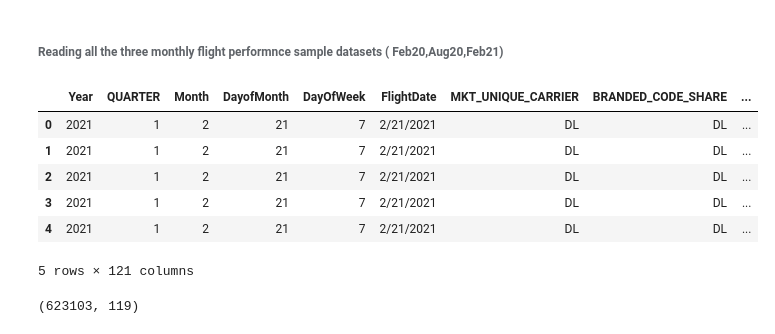
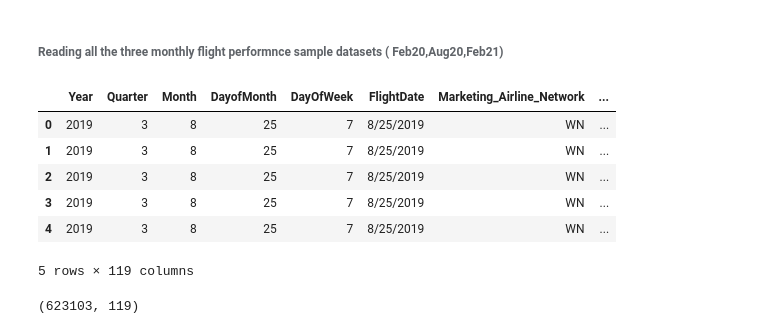
Before and after one commit to Engu12/Engu_Capstone, a Jupyter notebook: Capstone Notebook/Capstone Data Cleaning with Python.ipynb, the cells around one changed output. Cells and saved outputs as stored; diff of their text form; code cells hidden in the pictures.

```diff
--- a/Capstone Notebook/Capstone Data Cleaning with Python.ipynb
+++ b/Capstone Notebook/Capstone Data Cleaning with Python.ipynb
@@ -67,21 +66,23 @@ Airport_state.head()
 # %% [markdown]
 ###### Reading all the three monthly flight performnce sample datasets ( Feb20,Aug20,Feb21)
 # %%
-OTPFeb20 =pd.read_csv('../data/Airlines OTP February20.csv',low_memory=False)
-OTPAug20 =pd.read_csv('../data/Airlines OTP August20.csv',low_memory=False)
-OTPFeb21 = pd.read_csv('../data/Airlines OTP February21.csv',low_memory=False)
+OTPAug19 = pd.read_csv('../data/Airlines OTP August19 raw data.csv',low_memory=False)
+OTPFeb20 =pd.read_csv('../data/Airlines OTP February20 raw data.csv',low_memory=False)
+OTPAug20 =pd.read_csv('../data/Airlines OTP August20 raw data.csv',low_memory=False)
+OTPFeb21 = pd.read_csv('../data/Airlines OTP February21 raw data.csv',low_memory=False)
 # %%
 # OTPFeb20.head()
 # OTPAug20.head()
-OTPFeb21.head()
+#OTPFeb21.head()
+OTPAug19.head()
 # %% [output]
-|  | Year | QUARTER | Month | DayofMonth | DayOfWeek | FlightDate | MKT_UNIQUE_CARRIER | BRANDED_CODE_SHARE | ... |
-| 0 | 2021 | 1 | 2 | 21 | 7 | 2/21/2021 | DL | DL | ... |
-| 1 | 2021 | 1 | 2 | 21 | 7 | 2/21/2021 | DL | DL | ... |
-| 2 | 2021 | 1 | 2 | 21 | 7 | 2/21/2021 | DL | DL | ... |
-| 3 | 2021 | 1 | 2 | 21 | 7 | 2/21/2021 | DL | DL | ... |
-| 4 | 2021 | 1 | 2 | 21 | 7 | 2/21/2021 | DL | DL | ... |
+|  | Year | Quarter | Month | DayofMonth | DayOfWeek | FlightDate | Marketing_Airline_Network | ... |
+| 0 | 2019 | 3 | 8 | 25 | 7 | 8/25/2019 | WN | ... |
+| 1 | 2019 | 3 | 8 | 25 | 7 | 8/25/2019 | WN | ... |
+| 2 | 2019 | 3 | 8 | 25 | 7 | 8/25/2019 | WN | ... |
+| 3 | 2019 | 3 | 8 | 25 | 7 | 8/25/2019 | WN | ... |
+| 4 | 2019 | 3 | 8 | 25 | 7 | 8/25/2019 | WN | ... |
-5 rows × 121 columns
+5 rows × 119 columns
 # %%
 OTPFeb20.columns
 OTPFeb20.shape
```
Also changed, not shown: parts of 35 cells of this notebook, 4 other files.
